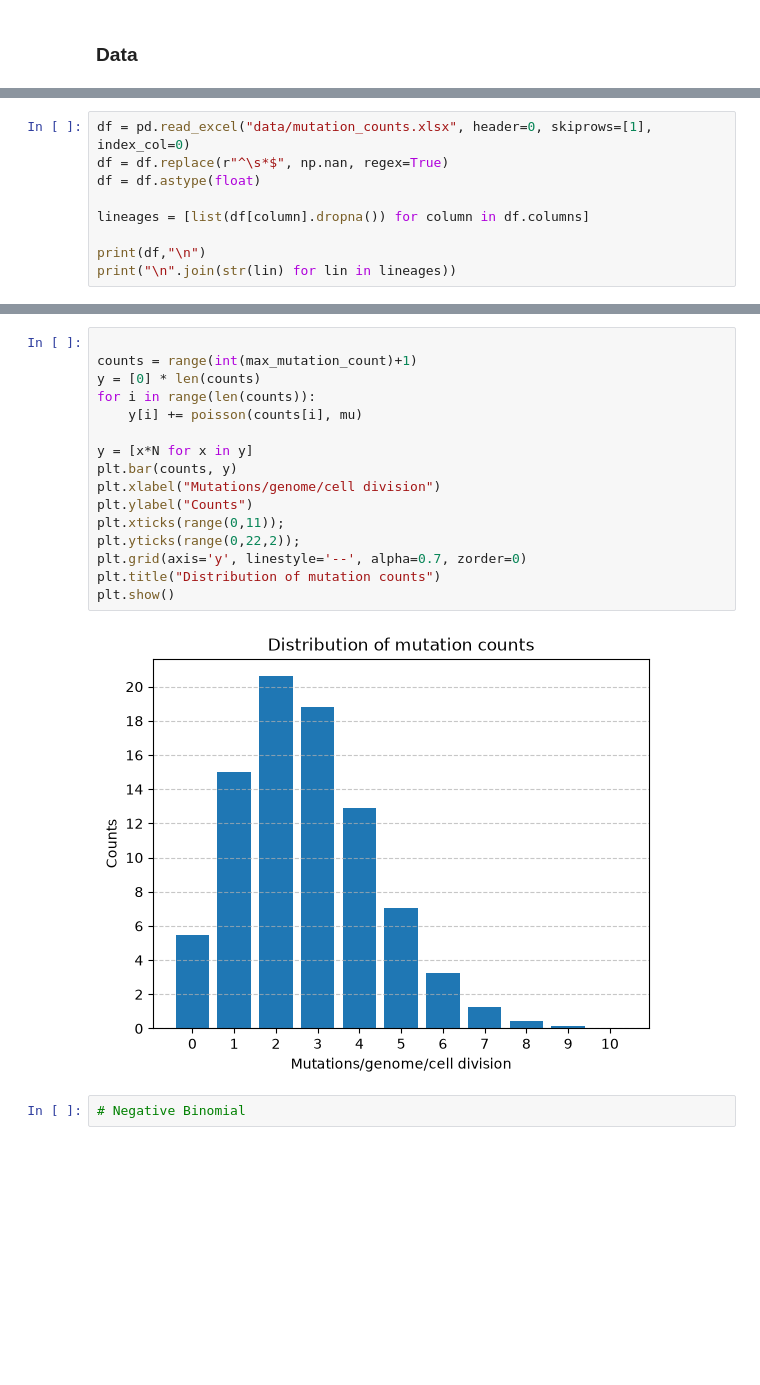
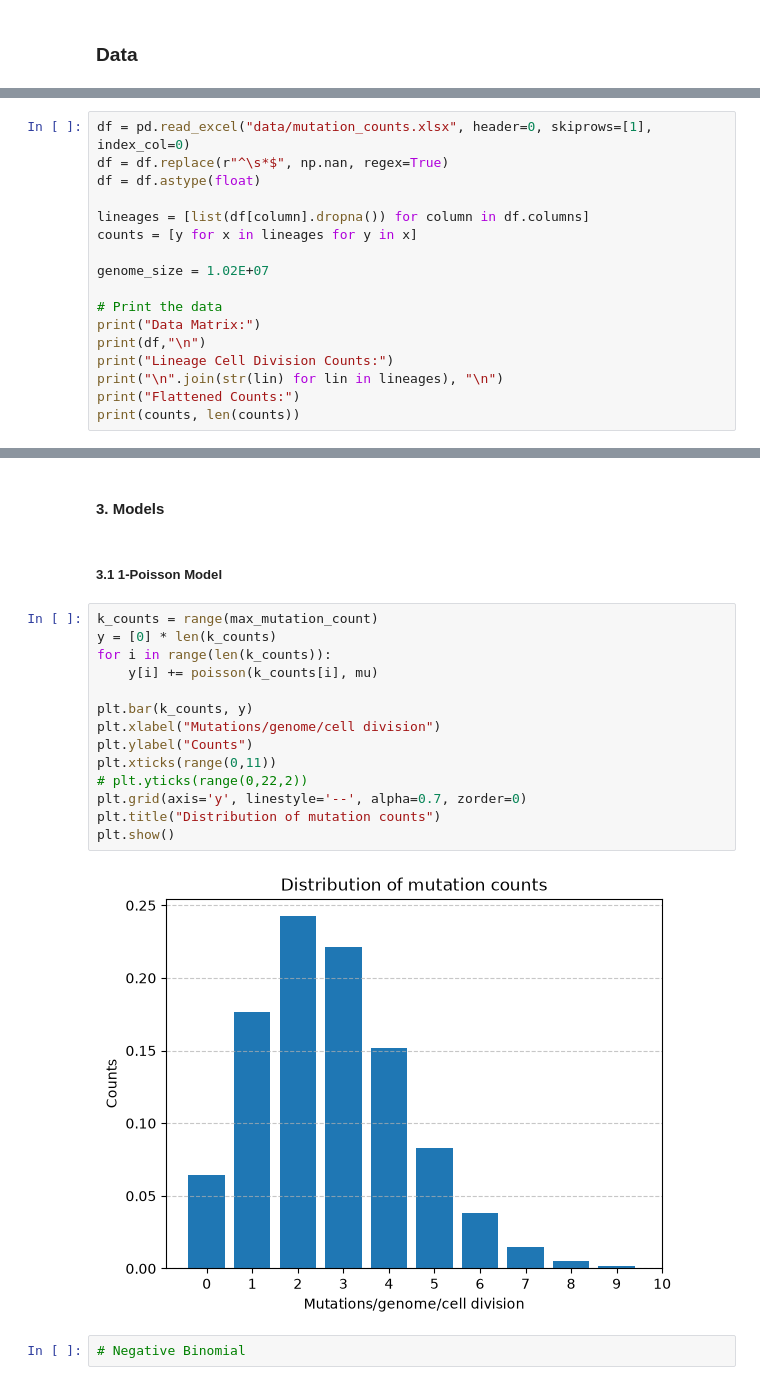
Before and after one commit to atomsim/cb2330-PRO1-Pair23, a Jupyter notebook: project.ipynb, the cells around one changed output, grey strips where cells are left out. Drawn from its saved outputs; the diff is of its cells as text; blank space fills up the shorter version.

```diff
--- a/project.ipynb
+++ b/project.ipynb
@@ -98,7 +103,15 @@ df = df.replace(r"^\s*$", np.nan, regex=True)
 df = df.astype(float)
 
 lineages = [list(df[column].dropna()) for column in df.columns]
+counts = [y for x in lineages for y in x]
 
+genome_size = 1.02E+07
+
+# Print the data
+print("Data Matrix:")
 print(df,"\n")
-print("\n".join(str(lin) for lin in lineages))
+print("Lineage Cell Division Counts:")
+print("\n".join(str(lin) for lin in lineages), "\n")
+print("Flattened Counts:")
+print(counts, len(counts))
 # %% [output]
@@ -150,21 +171,23 @@ plt.show()
+# %% [markdown]
+#### 3. Models
+# %% [markdown]
+##### 3.1 1-Poisson Model
 # %%
+k_counts = range(max_mutation_count)
+y = [0] * len(k_counts)
+for i in range(len(k_counts)):
+    y[i] += poisson(k_counts[i], mu)
 
-counts = range(int(max_mutation_count)+1)
-y = [0] * len(counts)
-for i in range(len(counts)):
-    y[i] += poisson(counts[i], mu)
-
-y = [x*N for x in y]
-plt.bar(counts, y)
+plt.bar(k_counts, y)
 plt.xlabel("Mutations/genome/cell division")
 plt.ylabel("Counts")
-plt.xticks(range(0,11));
-plt.yticks(range(0,22,2));
+plt.xticks(range(0,11))
+# plt.yticks(range(0,22,2))
 plt.grid(axis='y', linestyle='--', alpha=0.7, zorder=0)
 plt.title("Distribution of mutation counts")
 plt.show()
 # %% [output]
-[figure, old version]
+[figure, new version]
 # %%
 # Negative Binomial
 # %%
```
Also changed, not shown: parts of 7 cells of this notebook, 7 other files.
